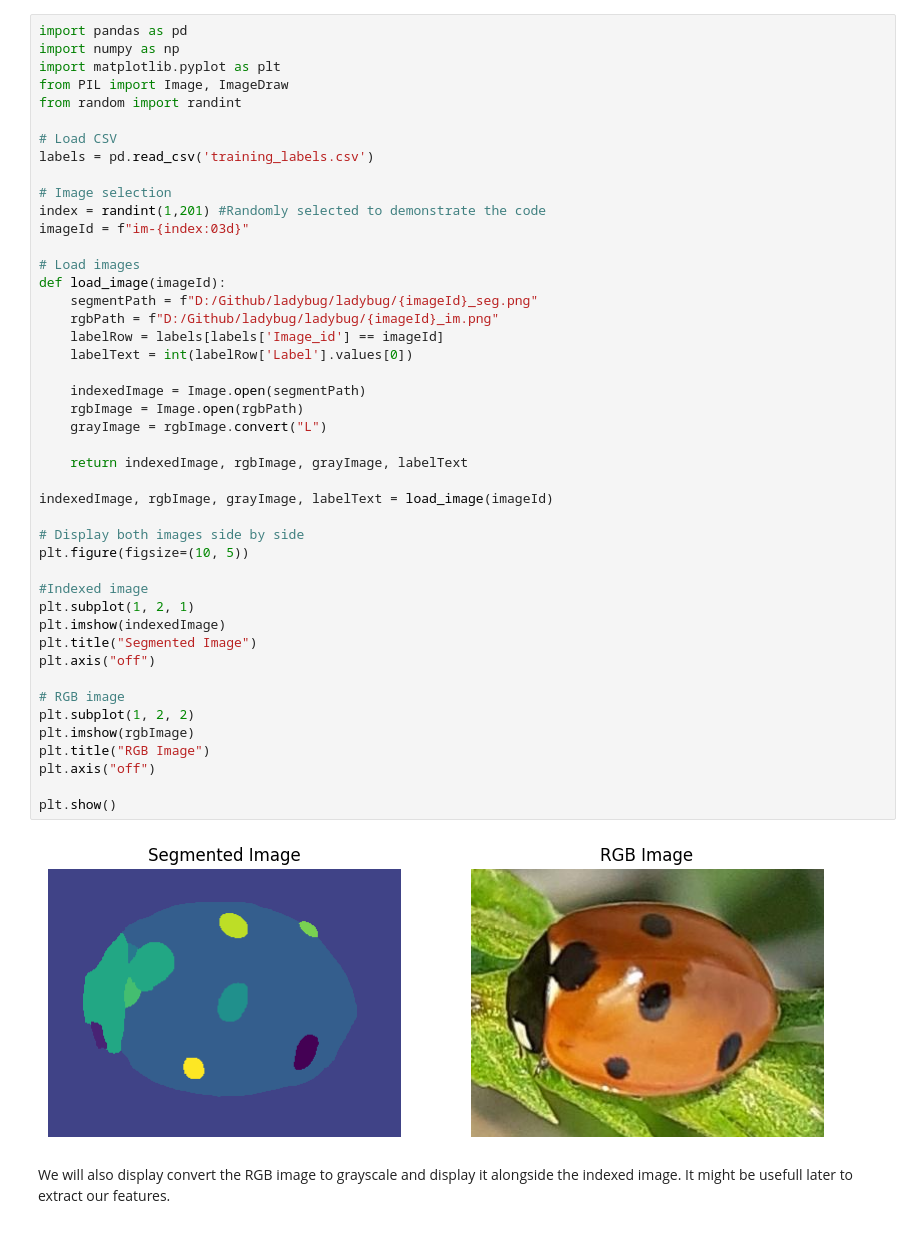
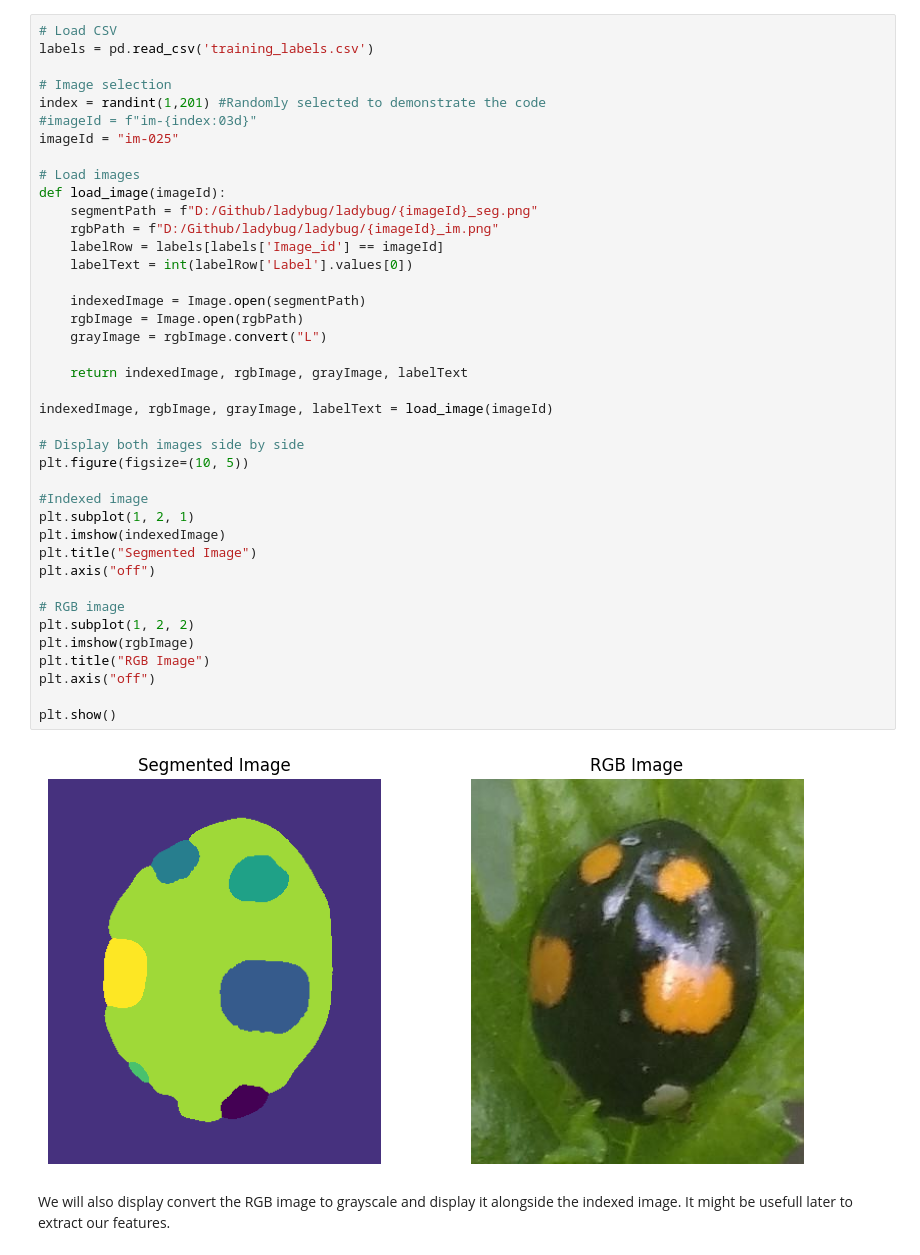
Before and after one commit to godefroylmb/Ladybug, a Jupyter notebook: feature_extraction.ipynb, the cells around one changed output. Drawn from its saved outputs; the diff is of its cells as text.

```diff
--- a/feature_extraction.ipynb
+++ b/feature_extraction.ipynb
@@ -9,50 +14,45 @@ We will start by loading the images and displaying them.
 # %%
-import pandas as pd
-import numpy as np
-import matplotlib.pyplot as plt
-from PIL import Image, ImageDraw
-from random import randint
-
 # Load CSV
 labels = pd.read_csv('training_labels.csv')
 
 # Image selection
 index = randint(1,201) #Randomly selected to demonstrate the code
-imageId = f"im-{index:03d}"
+#imageId = f"im-{index:03d}"
+imageId = "im-025"
 
 # Load images
 def load_image(imageId):
     segmentPath = f"D:/Github/ladybug/ladybug/{imageId}_seg.png"
     rgbPath = f"D:/Github/ladybug/ladybug/{imageId}_im.png"
     labelRow = labels[labels['Image_id'] == imageId]
     labelText = int(labelRow['Label'].values[0])
 
     indexedImage = Image.open(segmentPath)
     rgbImage = Image.open(rgbPath)
     grayImage = rgbImage.convert("L")
 
     return indexedImage, rgbImage, grayImage, labelText
 
 indexedImage, rgbImage, grayImage, labelText = load_image(imageId)
 
 # Display both images side by side
 plt.figure(figsize=(10, 5))
 
 #Indexed image
 plt.subplot(1, 2, 1)
 plt.imshow(indexedImage)
 plt.title("Segmented Image")
 plt.axis("off")
 
 # RGB image
 plt.subplot(1, 2, 2)
 plt.imshow(rgbImage)
 plt.title("RGB Image")
 plt.axis("off")
 
 plt.show()
 # %% [output]
-[figure, old version]
+[figure, new version]
 # %% [markdown]
 We will also display convert the RGB image to grayscale and display it alongside the indexed image.
 It might be usefull later to extract our features.
```
Also changed, not shown: parts of 21 cells of this notebook.
